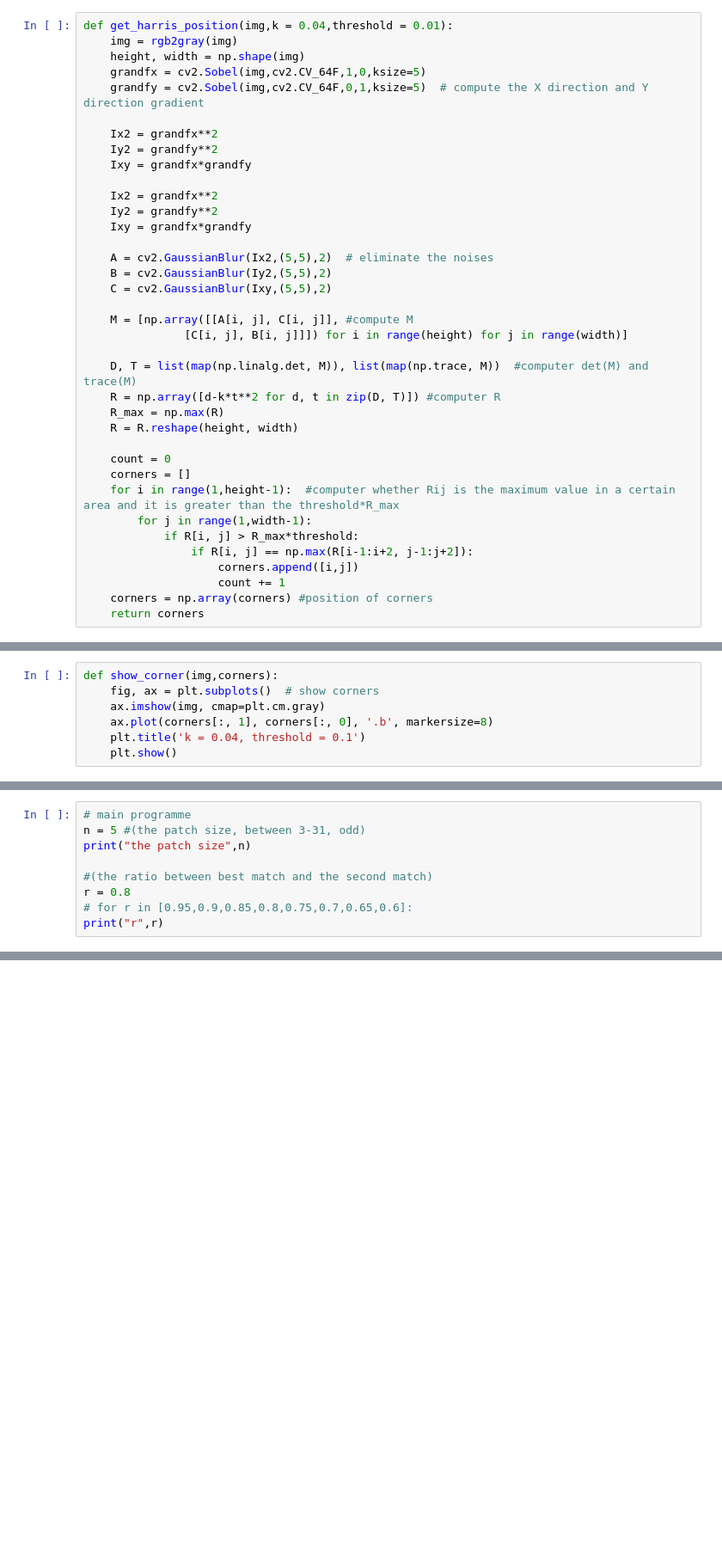
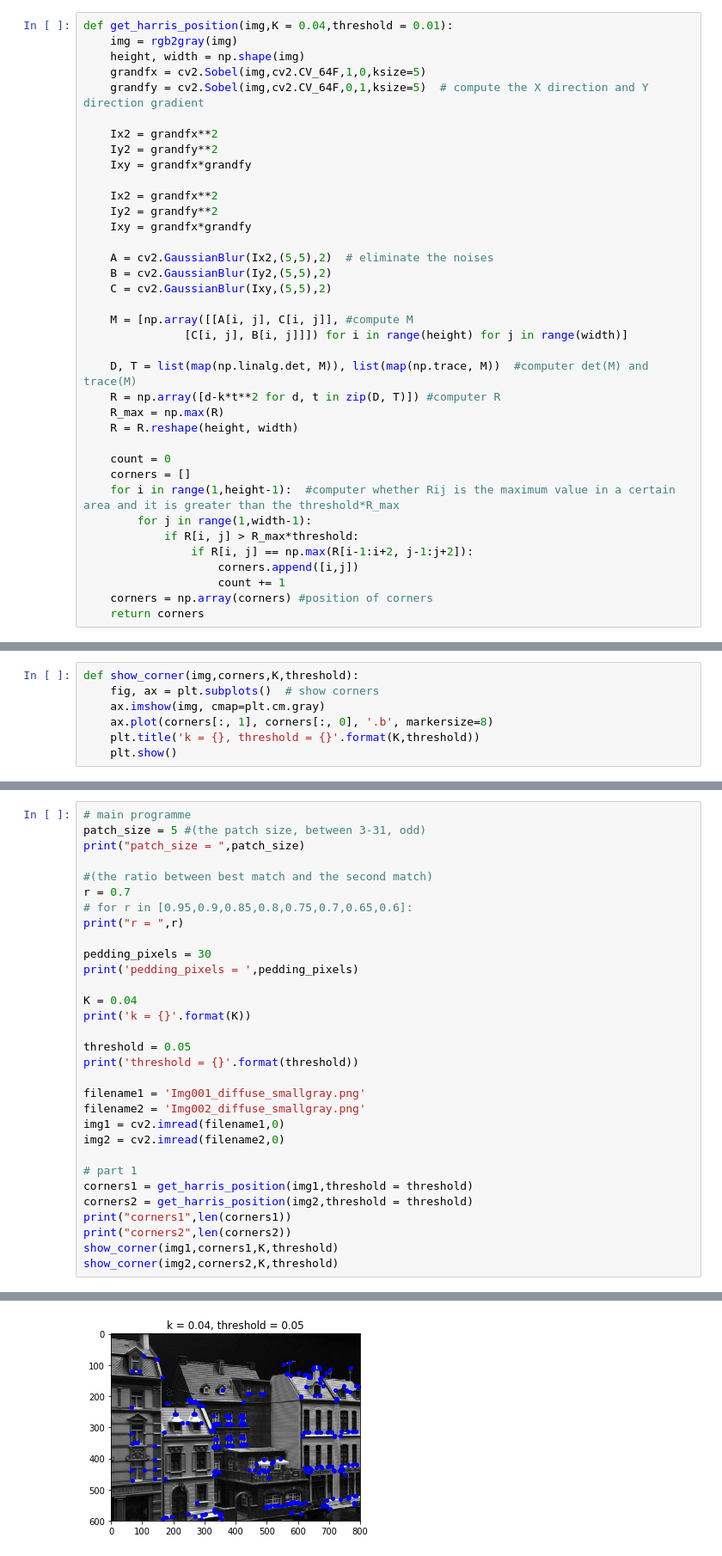
Before and after one commit to VIPworkgroup/Assignment2-re, a Jupyter notebook: resubmit-processing-30122018.ipynb, the cells around one changed output, grey strips where cells are left out. Shown at 86% size. Cells and saved outputs as stored; diff of their text form; blank space fills up the shorter version.

```diff
--- a/resubmit-processing-30122018.ipynb
+++ b/resubmit-processing-30122018.ipynb
@@ -9,7 +6,7 @@ from itertools import zip_longest
 np.set_printoptions(threshold=np.nan)
 import sklearn.preprocessing
 # %%
-def get_harris_position(img,k = 0.04,threshold = 0.01):
+def get_harris_position(img,K = 0.04,threshold = 0.01):
     img = rgb2gray(img)
     height, width = np.shape(img)
     grandfx = cv2.Sobel(img,cv2.CV_64F,1,0,ksize=5)
@@ -59,7 +45,7 @@ def extract_patch(img, corner,n):
 # %%
-def show_corner(img,corners):
+def show_corner(img,corners,K,threshold):
     fig, ax = plt.subplots()  # show corners
     ax.imshow(img, cmap=plt.cm.gray)
     ax.plot(corners[:, 1], corners[:, 0], '.b', markersize=8)
-    plt.title('k = 0.04, threshold = 0.1')
+    plt.title('k = {}, threshold = {}'.format(K,threshold))
     plt.show()
@@ -131,10 +122,32 @@ def draw_lines(img, list_of_a_coords, list_of_b_coords, color = (255,255,255), t
 # %%
 # main programme
-n = 5 #(the patch size, between 3-31, odd)
-print("the patch size",n)
+patch_size = 5 #(the patch size, between 3-31, odd)
+print("patch_size = ",patch_size)
 
 #(the ratio between best match and the second match)
-r = 0.8
+r = 0.7
 # for r in [0.95,0.9,0.85,0.8,0.75,0.7,0.65,0.6]:
-print("r",r)
+print("r = ",r)
+
+pedding_pixels = 30
+print('pedding_pixels = ',pedding_pixels)
+
+K = 0.04
+print('k = {}'.format(K))
+
+threshold = 0.05
+print('threshold = {}'.format(threshold))
+
+filename1 = 'Img001_diffuse_smallgray.png'
+filename2 = 'Img002_diffuse_smallgray.png'
+img1 = cv2.imread(filename1,0)
+img2 = cv2.imread(filename2,0)
+
+# part 1
+corners1 = get_harris_position(img1,threshold = threshold)
+corners2 = get_harris_position(img2,threshold = threshold)
+print("corners1",len(corners1))
+print("corners2",len(corners2))
+show_corner(img1,corners1,K,threshold)
+show_corner(img2,corners2,K,threshold)
 # %% [output]
@@ -142,0 +161 @@ r 0.8
+[figure, added]
```
Also changed, not shown: parts of 28 cells of this notebook.
